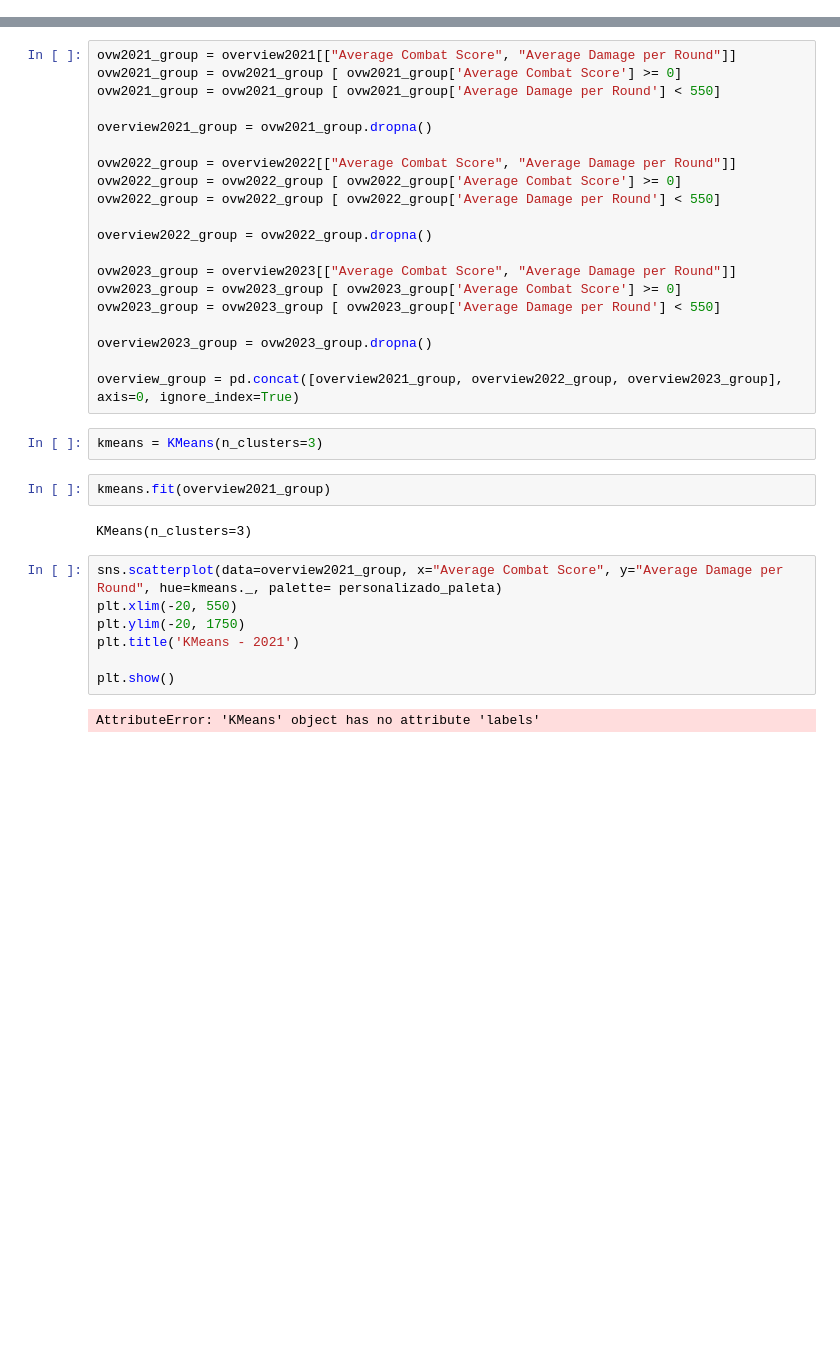
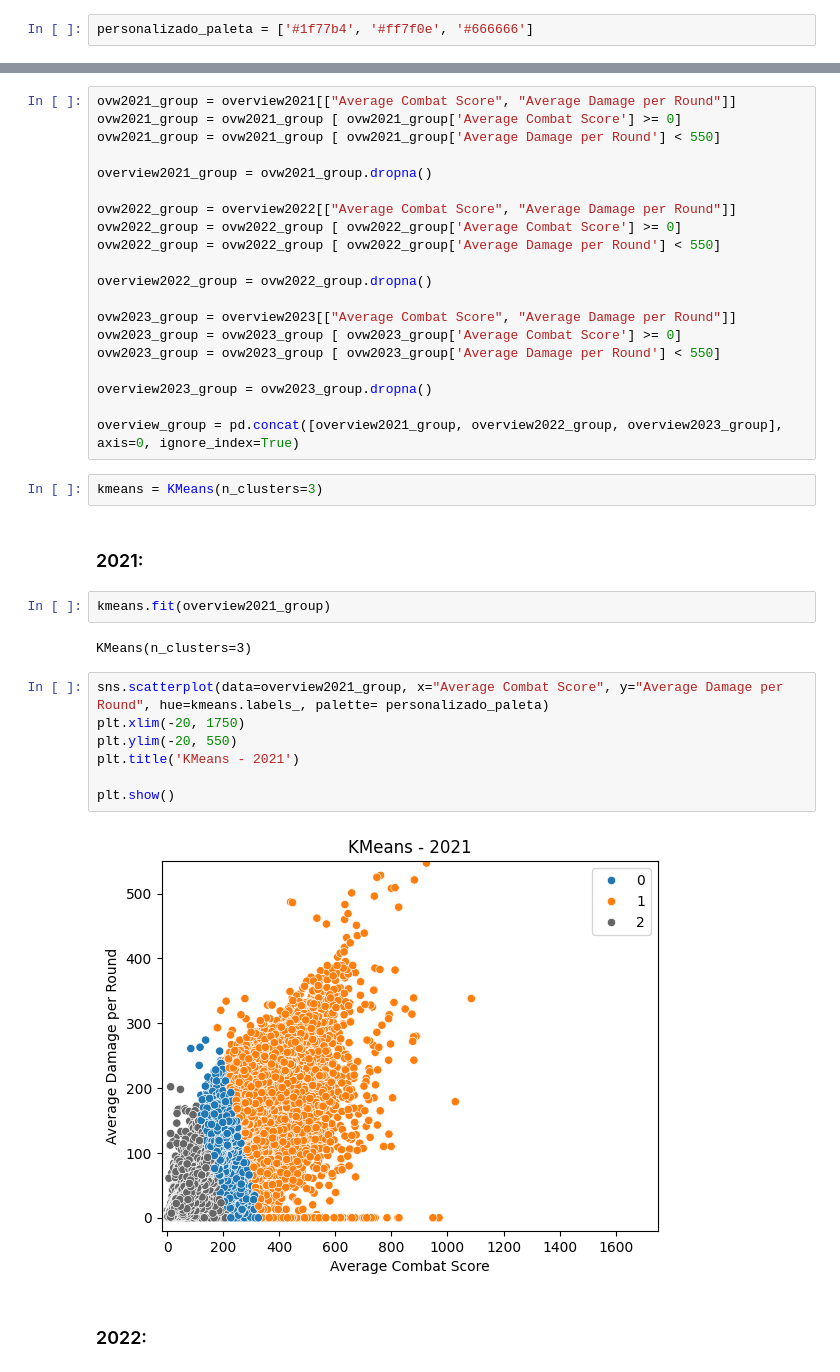
Before and after one commit to PedroLSCabral/Projeto-ICD, a Jupyter notebook: clusterizacao.ipynb, the cells around one changed output, grey strips where cells are left out. Cells and saved outputs as stored; diff of their text form; blank space fills up the shorter version.

Commit message:
update kmeans - clusterizaçao

```diff
--- a/clusterizacao.ipynb
+++ b/clusterizacao.ipynb
@@ -7,3 +14,5 @@ from sklearn.cluster import KMeans
 overview2021 = pd.read_csv("dataset/vct_2021/matches/overview.csv")
 overview2022 = pd.read_csv("dataset/vct_2022/matches/overview.csv")
 overview2023 = pd.read_csv("dataset/vct_2023/matches/overview.csv")
+# %%
+personalizado_paleta = ['#1f77b4', '#ff7f0e', '#666666']
@@ -29,18 +40,22 @@ overview2023_group = ovw2023_group.dropna()
 overview_group = pd.concat([overview2021_group, overview2022_group, overview2023_group], axis=0, ignore_index=True)
 # %%
 kmeans = KMeans(n_clusters=3)
+# %% [markdown]
+### 2021:
 # %%
 kmeans.fit(overview2021_group)
 # %% [output]
 KMeans(n_clusters=3)
 # %%
-sns.scatterplot(data=overview2021_group, x="Average Combat Score", y="Average Damage per Round", hue=kmeans._, palette= personalizado_paleta)
-plt.xlim(-20, 550)
-plt.ylim(-20, 1750)
+sns.scatterplot(data=overview2021_group, x="Average Combat Score", y="Average Damage per Round", hue=kmeans.labels_, palette= personalizado_paleta)
+plt.xlim(-20, 1750)
+plt.ylim(-20, 550)
 plt.title('KMeans - 2021')
 
 plt.show()
 # %% [output]
-AttributeError: 'KMeans' object has no attribute 'labels'
+[figure, added]
+# %% [markdown]
+### 2022:
 # %%
 kmeans.fit(overview2022_group)
```
Also changed, not shown: parts of 13 cells of this notebook.
